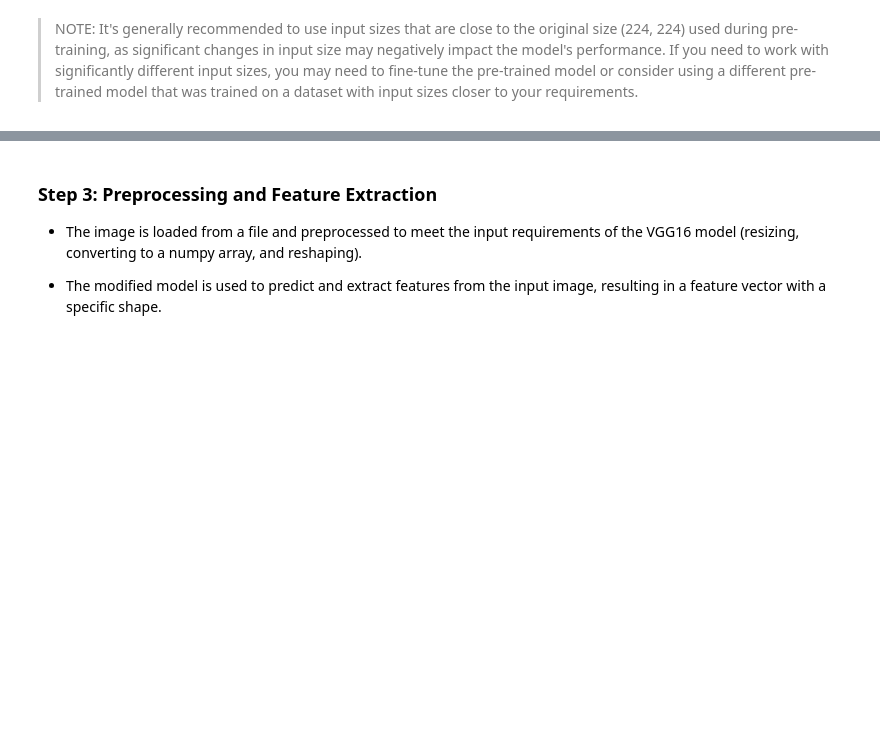
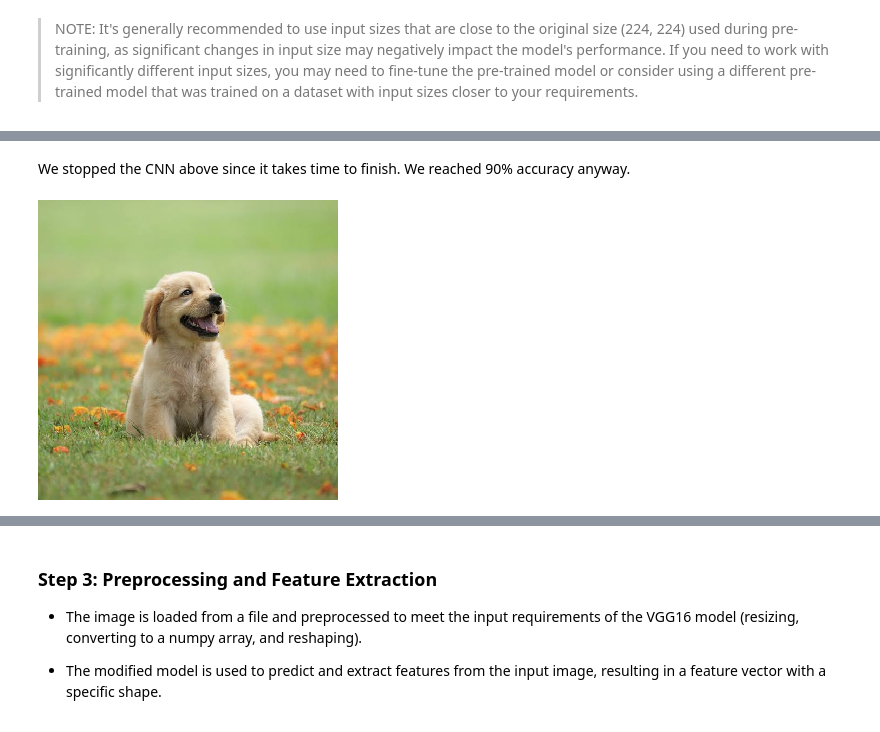
Before and after one commit to BasselD/ai-ml-training, a Jupyter notebook: 05_deep_learning/transfer_learning.ipynb, the cells around one changed output, grey strips where cells are left out. Drawn from its saved outputs; the diff is of its cells as text; code cells hidden in the pictures; blank space fills up the shorter version.

```diff
--- a/05_deep_learning/transfer_learning.ipynb
+++ b/05_deep_learning/transfer_learning.ipynb
@@ -221,0 +453,7 @@ Model: "functional_13"
+# %% [markdown]
+We stopped the CNN above since it takes time to finish. We reached 90% accuracy anyway.
+# %%
+my_image = load_img('puppy.jpeg', target_size=(300, 300)) #resizing the image for VGG16 compatibility (expects this size only)
+my_image
+# %% [output]
+[figure, added]
```
Also changed, not shown: parts of 50 cells of this notebook.
